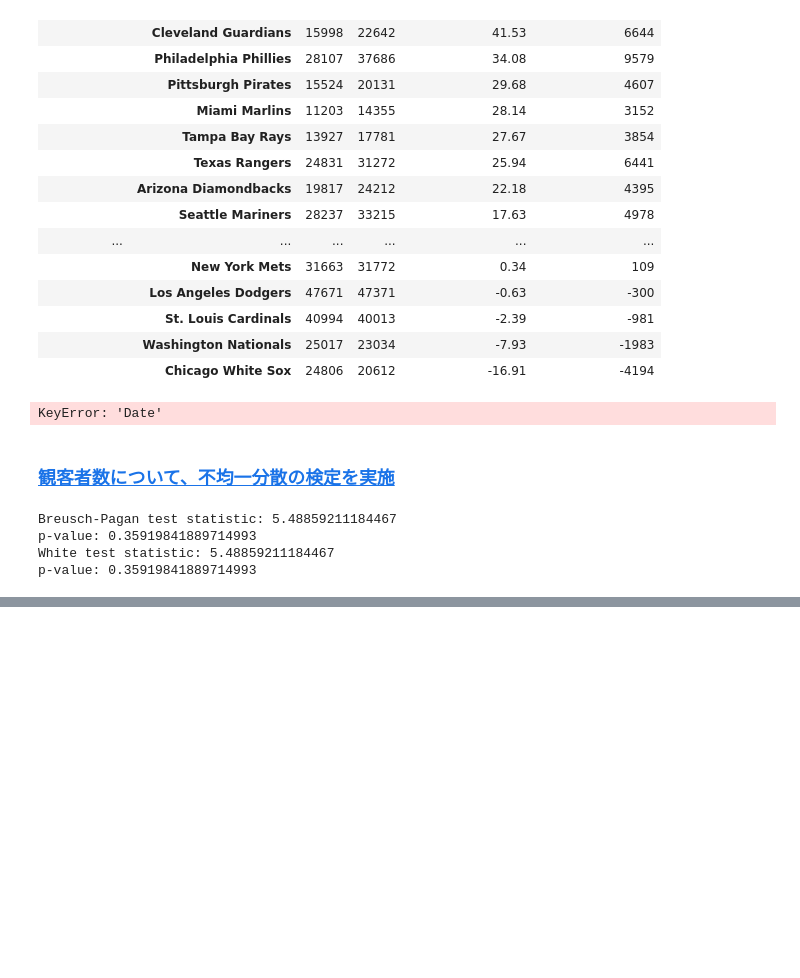
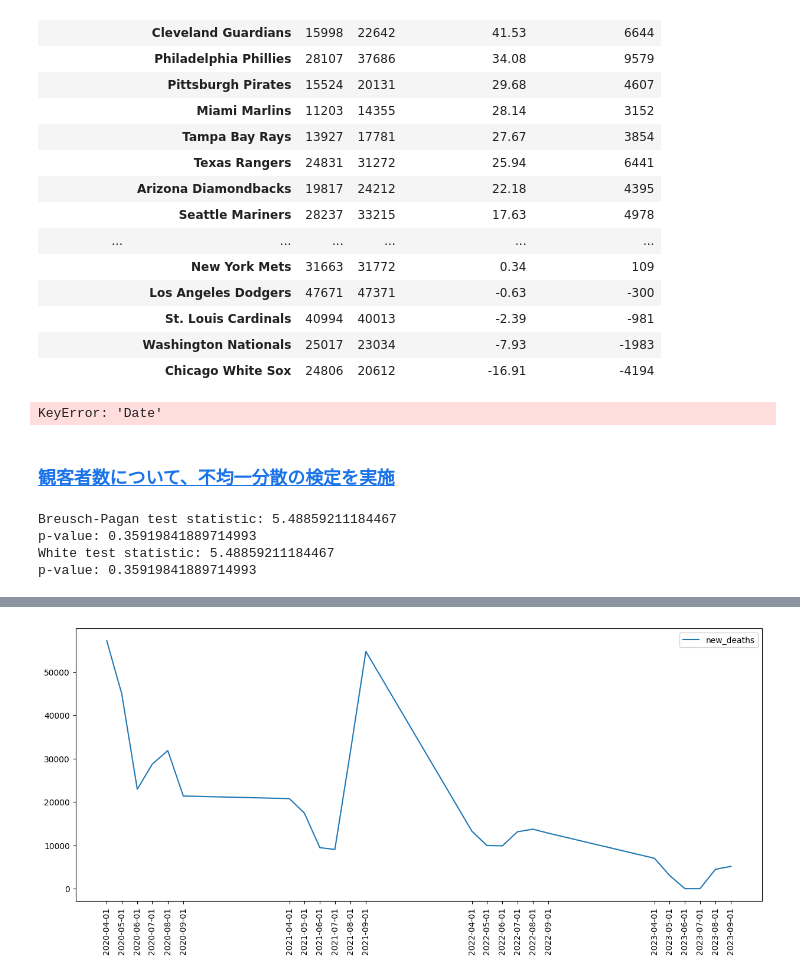
Before and after one commit to mohki7/graduation_thesis, a Jupyter notebook: Analysis.ipynb, the cells around one changed output, grey strips where cells are left out. Cells and saved outputs as stored; diff of their text form; code cells hidden in the pictures; blank space fills up the shorter version.

```diff
--- a/Analysis.ipynb
+++ b/Analysis.ipynb
@@ -422,0 +449,8 @@ p-value: 0.35919841889714993
+# %%
+plt.figure(figsize=(15, 6))
+plt.plot(covid_new_deaths_df['Date'], covid_new_deaths_df['new_deaths'], label='new_deaths')
+plt.xticks(covid_new_deaths_df['Date'], rotation=90)
+plt.legend()
+plt.show()
+# %% [output]
+[figure, added]
```
Also changed, not shown: parts of 7 cells of this notebook, 6 other files.
